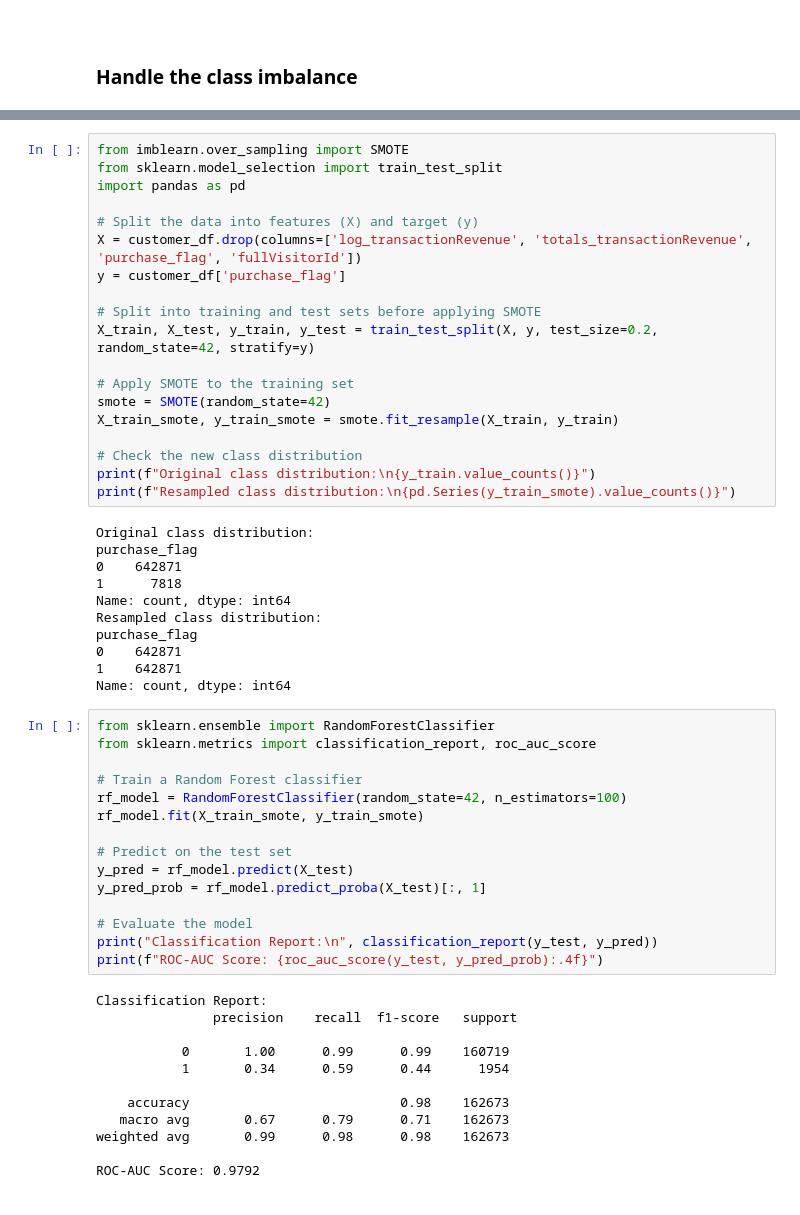
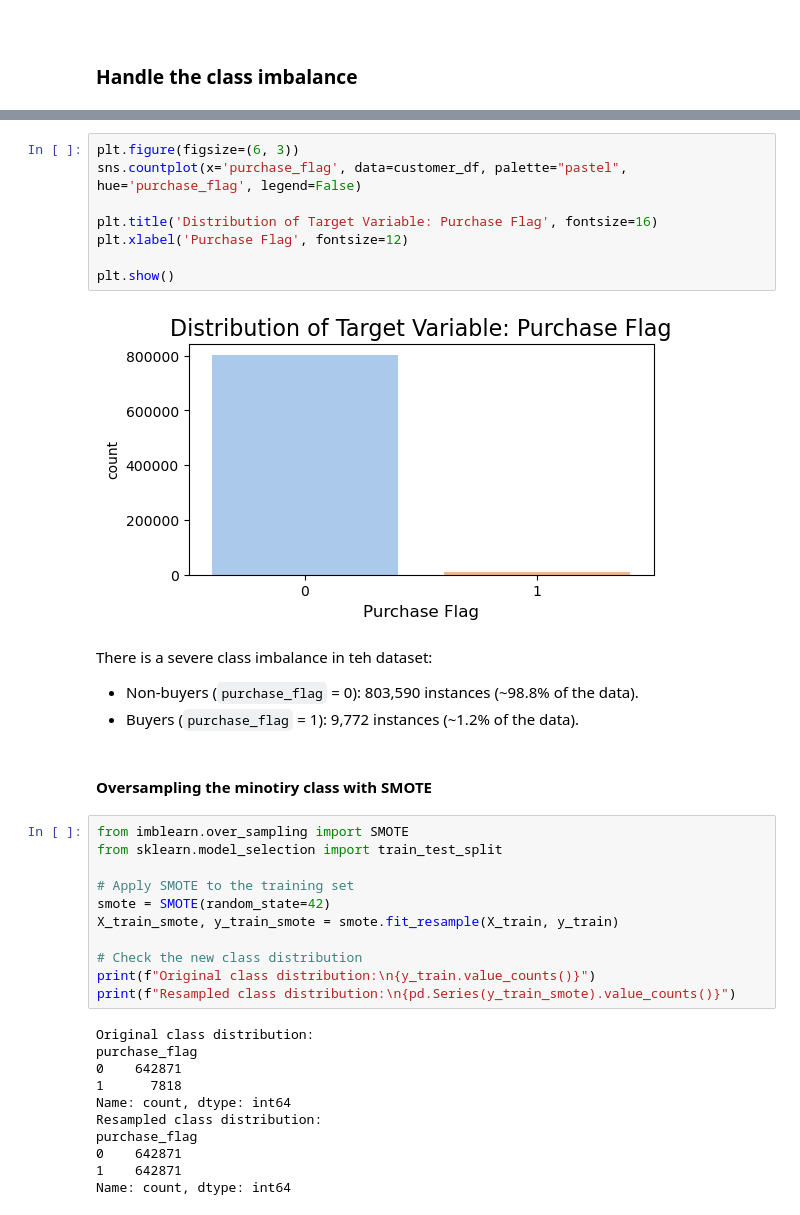
Before and after one commit to PaolaGaray/GA-CustomerRevenuePrediction, a Jupyter notebook: notebooks/predictive_modeling.ipynb, the cells around one changed output, grey strips where cells are left out. Saved outputs shown, nothing was run; the diff lists cells and outputs as text.

Commit message:
Oversampling with SMOTE code cleaning

```diff
--- a/notebooks/predictive_modeling.ipynb
+++ b/notebooks/predictive_modeling.ipynb
@@ -115,14 +125,22 @@ O
+# %%
+plt.figure(figsize=(6, 3))
+sns.countplot(x='purchase_flag', data=customer_df, palette="pastel", hue='purchase_flag', legend=False)
+
+plt.title('Distribution of Target Variable: Purchase Flag', fontsize=16)
+plt.xlabel('Purchase Flag', fontsize=12)
+
+plt.show()
+# %% [output]
+[figure, added]
+# %% [markdown]
+There is a severe class imbalance in teh dataset:
+- Non-buyers (`purchase_flag` = 0): 803,590 instances (~98.8% of the data).
+- Buyers (`purchase_flag` = 1): 9,772 instances (~1.2% of the data).
+# %% [markdown]
+#### Oversampling the minotiry class with SMOTE
 # %%
 from imblearn.over_sampling import SMOTE
 from sklearn.model_selection import train_test_split
-import pandas as pd
-
-# Split the data into features (X) and target (y)
-X = customer_df.drop(columns=['log_transactionRevenue', 'totals_transactionRevenue', 'purchase_flag', 'fullVisitorId'])
-y = customer_df['purchase_flag']
-
-# Split into training and test sets before applying SMOTE
-X_train, X_test, y_train, y_test = train_test_split(X, y, test_size=0.2, random_state=42, stratify=y)
 
 # Apply SMOTE to the training set
 smote = SMOTE(random_state=42)
@@ -142,30 +160,3 @@ purchase_flag
 0    642871
 1    642871
 Name: count, dtype: int64
-# %%
-from sklearn.ensemble import RandomForestClassifier
-from sklearn.metrics import classification_report, roc_auc_score
-
-# Train a Random Forest classifier
-rf_model = RandomForestClassifier(random_state=42, n_estimators=100)
-rf_model.fit(X_train_smote, y_train_smote)
-
-# Predict on the test set
-y_pred = rf_model.predict(X_test)
-y_pred_prob = rf_model.predict_proba(X_test)[:, 1]
-
-# Evaluate the model
-print("Classification Report:\n", classification_report(y_test, y_pred))
-print(f"ROC-AUC Score: {roc_auc_score(y_test, y_pred_prob):.4f}")
-# %% [output]
-Classification Report:
-               precision    recall  f1-score   support
-
-           0       1.00      0.99      0.99    160719
-           1       0.34      0.59      0.44      1954
-
-    accuracy                           0.98    162673
-   macro avg       0.67      0.79      0.71    162673
-weighted avg       0.99      0.98      0.98    162673
-
-ROC-AUC Score: 0.9792
```
Also changed, not shown: parts of 18 cells of this notebook.
